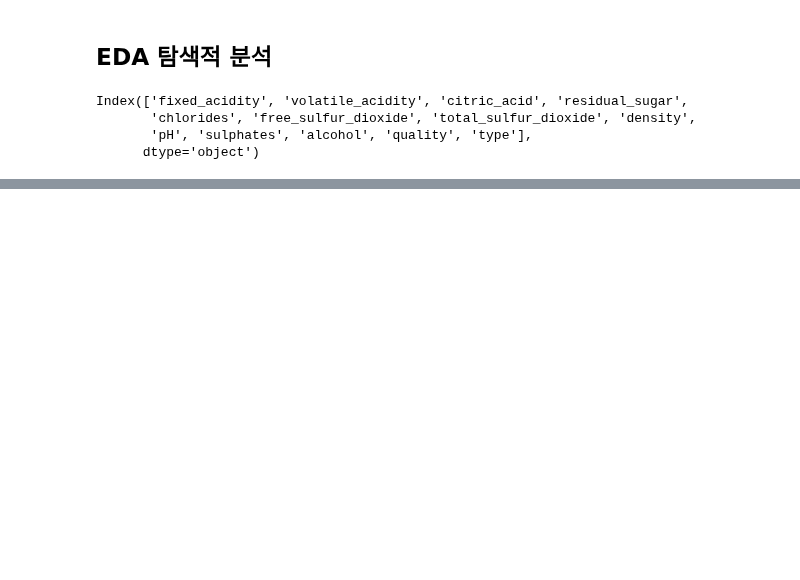
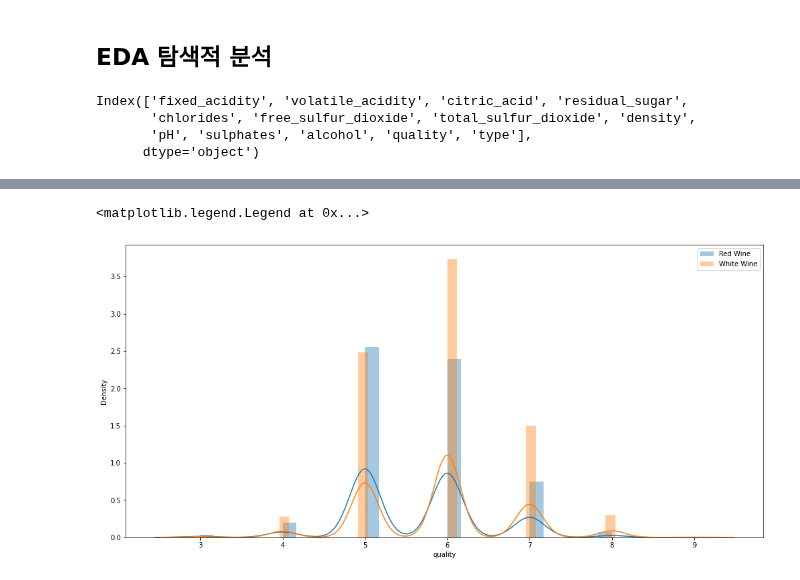
Before and after one commit to gitea0101/jupyter_note, a Jupyter notebook: dataframe/Data_ex5.ipynb, the cells around one changed output, grey strips where cells are left out. Drawn from its saved outputs; the diff is of its cells as text; code cells hidden in the pictures; blank space fills up the shorter version.

```diff
--- a/dataframe/Data_ex5.ipynb
+++ b/dataframe/Data_ex5.ipynb
@@ -126,0 +125,10 @@ wine.groupby('type').describe()
+# %%
+red_quality = wine.loc[wine.type ==0, 'quality']
+white_quality = wine.loc[wine.type ==1, 'quality']
+# %%
+sns.distplot(red_quality,label='Red Wine')
+sns.distplot(white_quality,label='White Wine')
+plt.legend()
+# %% [output]
+<matplotlib.legend.Legend at 0x...>
+[figure, added]
```
Also changed, not shown: parts of 10 cells of this notebook, 1 other file.
